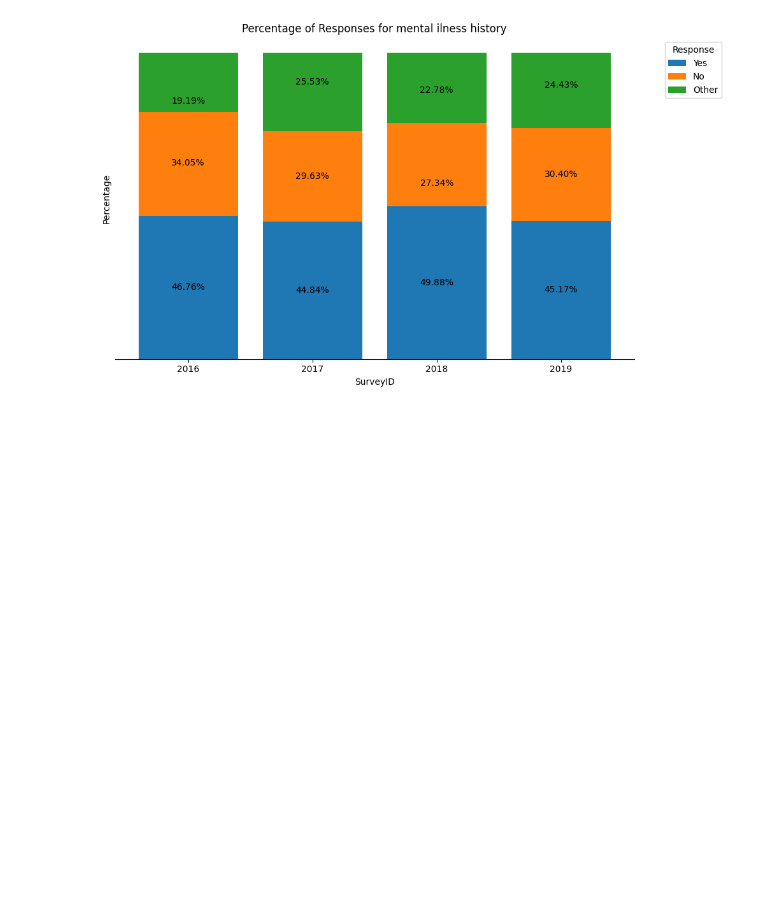
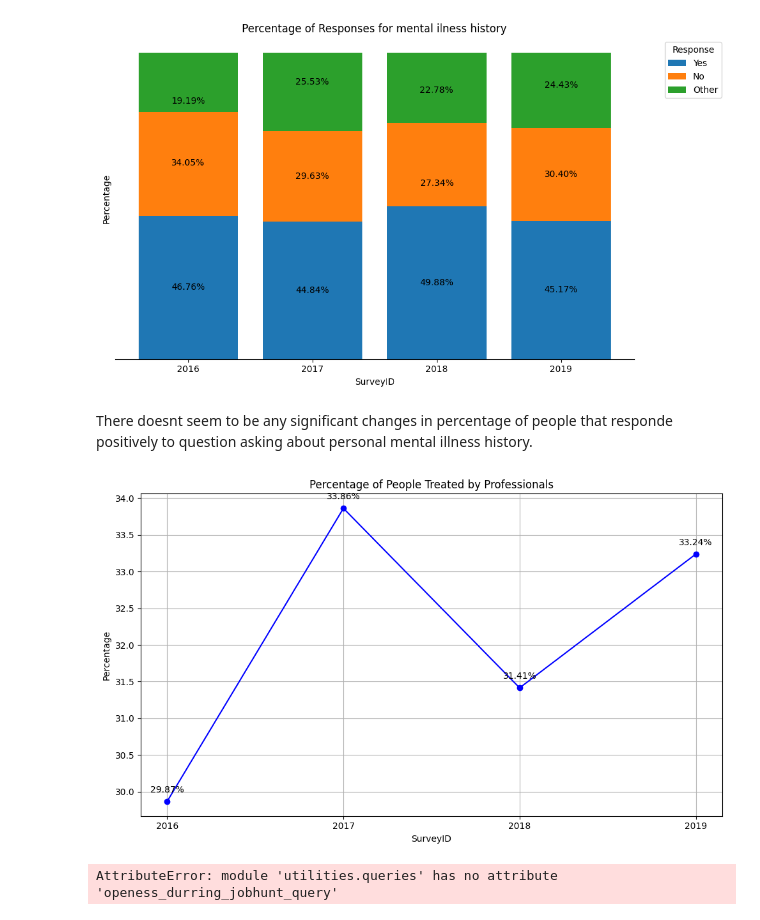
Before and after one commit to minde121/Mental-Health-EDA, a Jupyter notebook: mental_health_EDA.ipynb, the cells around one changed output. Saved outputs shown, nothing was run; the diff lists cells and outputs as text; code cells hidden in the pictures; blank space fills up the shorter version.

Commit message:
Added queries, final stage of graphing

```diff
--- a/mental_health_EDA.ipynb
+++ b/mental_health_EDA.ipynb
@@ -338,3 +338,45 @@ plt.tight_layout()
 plt.show()
 # %% [output]
 [figure]
+# %% [markdown]
+There doesnt seem to be any significant changes in percentage of people that responde positively to question asking about personal mental illness history.
+# %%
+treated_df=q.treated_by_proffesional_query()
+openess_during_jobhunt_df=q.openess_during_jobhunt_query()
+openess_with_coworker_df=q.openess_with_coworkers_query()
+openess_with_superior_df=q.openess_with_superior_query()
+openess_with_client_df=q.openess_with_client_query()
+past_ilness_df=q.past_ilness_query()
+current_ilness_df=q.current_ilness_query()
+ever_ilness_df=q.ever_ilness_query()
+treated_df['Yes_Percentage'] = (treated_df['Yes_Count'] / treated_df['Total_Answers_Q7']) * 100
+openess_during_jobhunt_df['Yes_Percentage'] = (openess_during_jobhunt_df['Yes_Count'] / openess_during_jobhunt_df['Total_Answers_Q12']) * 100
+openess_with_coworker_df['Yes_Percentage'] = (openess_with_coworker_df['Yes_Count'] / openess_with_coworker_df['Total_Answers_Q18']) * 100
+openess_with_superior_df['Yes_Percentage'] = (openess_with_superior_df['Yes_Count'] / openess_with_superior_df['Total_Answers_Q19']) * 100
+openess_with_client_df['Yes_Percentage'] = (openess_with_client_df['Yes_Count'] / openess_with_client_df['Total_Answers_Q53']) * 100
+past_ilness_df['Yes_Percentage'] = (past_ilness_df['Yes_Count'] / past_ilness_df['Total_Answers_Q32']) * 100
+current_ilness_df['Yes_Percentage'] = (current_ilness_df['Yes_Count'] / current_ilness_df['Total_Answers_Q33']) * 100
+ever_ilness_df['Yes_Percentage'] = (ever_ilness_df['Yes_Count'] / ever_ilness_df['Total_Answers_Q34']) * 100
+plt.figure(figsize=(10, 6))
+
+plt.plot(openess_with_superior_df['SurveyID'], openess_with_superior_df['Yes_Percentage'], marker='o', color='blue', linestyle='-')
+
+plt.title('Percentage of People Treated by Professionals')
+plt.xlabel('SurveyID')
+plt.ylabel('Percentage')
+plt.grid(True)
+plt.xticks(openess_with_superior_df['SurveyID'])
+plt.tight_layout()
+
+for i, txt in enumerate(openess_with_superior_df['Yes_Percentage']):
+    plt.annotate(f'{txt:.2f}%', (openess_with_superior_df['SurveyID'][i], openess_with_superior_df['Yes_Percentage'][i]), textcoords="offset points", xytext=(0, 10), ha='center')
+
+# Showing the plot
+plt.show()
+# %% [output]
+[figure, added]
+# %%
+openess_during_jobhunt_df=q.openess_durring_jobhunt_query()
+openess_during_jobhunt_df['Yes_Percentage'] = (openess_during_jobhunt_df['Yes_Count'] / openess_during_jobhunt_df['Total_Answers_Q12']) * 100
+# %% [output]
+AttributeError: module 'utilities.queries' has no attribute 'openess_durring_jobhunt_query'
```
Also changed, not shown: parts of 1 cell of this notebook, 1 other file.
